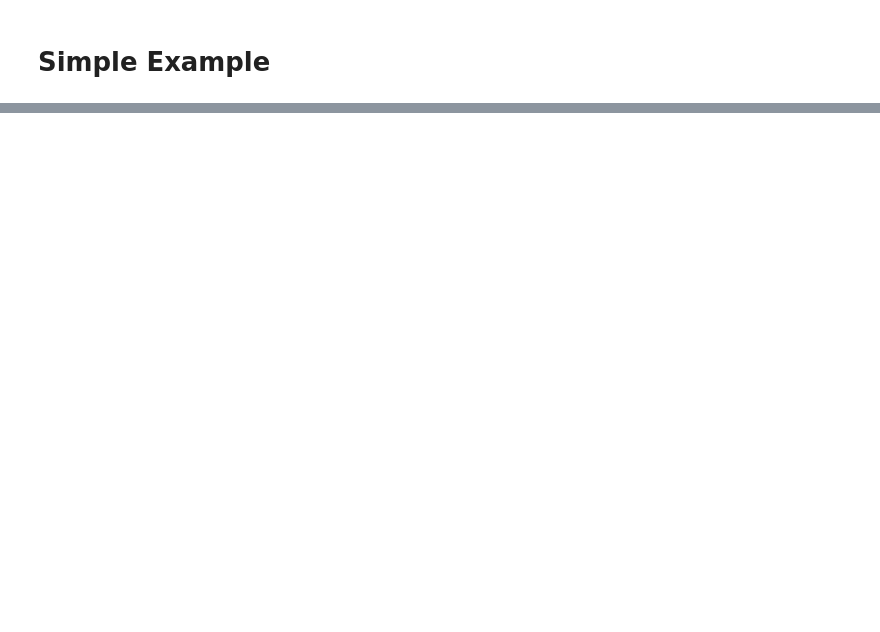
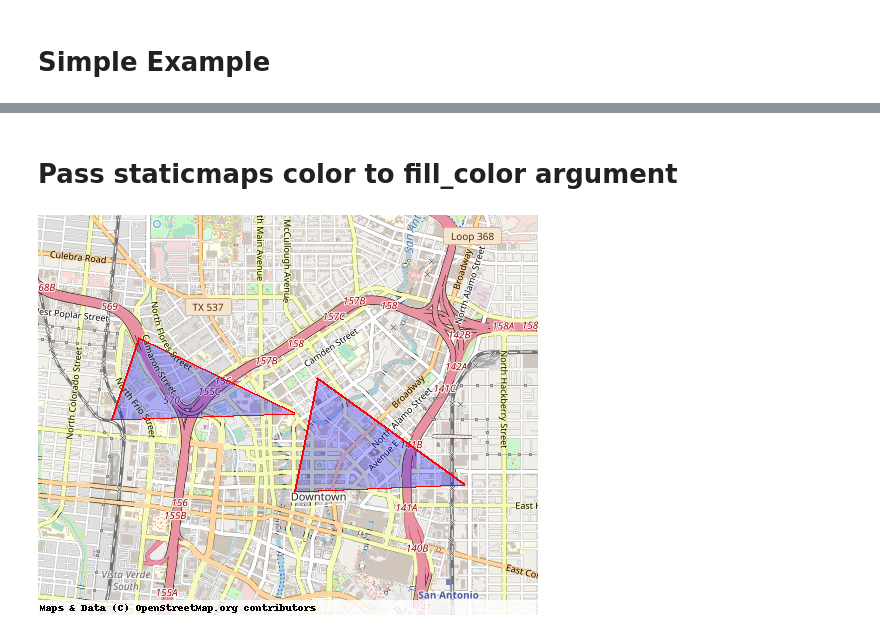
Before and after one commit to eddiethedean/landfall, a Jupyter notebook: examples/plot_polygons_function.ipynb, the cells around one changed output, grey strips where cells are left out. Drawn from its saved outputs; the diff is of its cells as text; code cells hidden in the pictures; blank space fills up the shorter version.

```diff
--- a/examples/plot_polygons_function.ipynb
+++ b/examples/plot_polygons_function.ipynb
@@ -22,0 +31,7 @@ plot_polygons(polygons)
+# %% [markdown]
+# Pass staticmaps color to fill_color argument
+# %%
+fill = staticmaps.Color(0, 0, 255, 70)
+plot_polygons(polygons, fill_color=fill)
+# %% [output]
+[figure, added]
```
Also changed, not shown: parts of 7 cells of this notebook, 1 other file.
